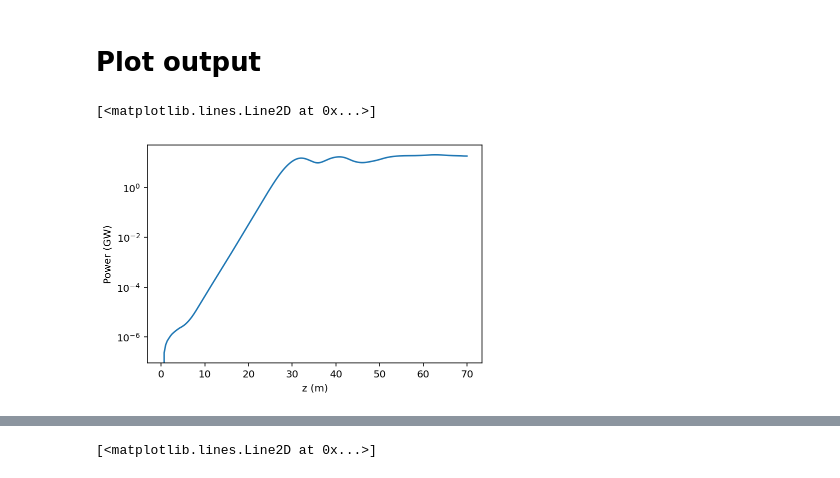
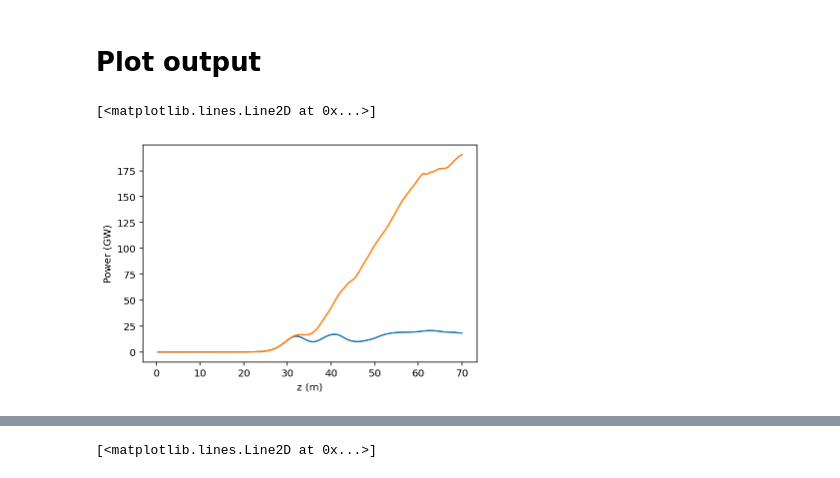
Before and after one commit to slaclab/zfel, a Jupyter notebook: examples/taper.ipynb, the cells around one changed output, grey strips where cells are left out. Drawn from its saved outputs; the diff is of its cells as text; code cells hidden in the pictures.

Commit message:
update taper notebook

```diff
--- a/examples/taper.ipynb
+++ b/examples/taper.ipynb
@@ -81,3 +81,8 @@ def taper_output(unduK):
 # K array
 # %%
 MY_K_ARRAY = np.ones(200)*3.5
+# %%
+def k_taper(k0=3.5, a=0.5, n=200, split_ix=80):
+    return np.hstack([np.ones(split_ix), (1- a*np.linspace(0, 1, n-split_ix)**2)])*k0
+
+plt.plot(k_taper(a=.06))
@@ -85,5 +93,6 @@ MY_K_ARRAY = np.ones(200)*3.5
 # Run ZFEL
 # %%
 %%time
-z, power_z=taper_output(MY_K_ARRAY)
+K0 = k_taper(a=0)
+z, power0 =taper_output(K0)
 # %% [output]
@@ -91,0 +101,4 @@ Wall time: 7.41 s
+# %%
+%%time
+K1 = k_taper(a=0.06)
+z, power1 =taper_output(K1)
@@ -94,8 +110,9 @@ Wall time: 7.41 s
 # %%
 plt.xlabel('z (m)')
 plt.ylabel('Power (GW)')
-plt.yscale('log')
-plt.plot(z,power_z/1e9)
+#plt.yscale('log')
+plt.plot(z,power0/1e9)
+plt.plot(z,power1/1e9)
 # %% [output]
 [<matplotlib.lines.Line2D at 0x...>]
-[figure, old version]
+[figure, new version]
```
Also changed, not shown: parts of 5 cells of this notebook.
